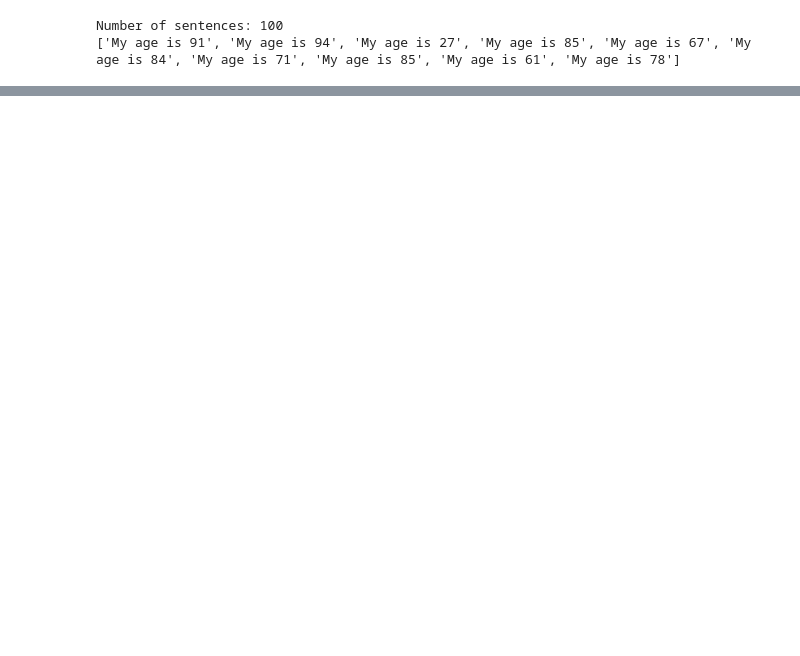
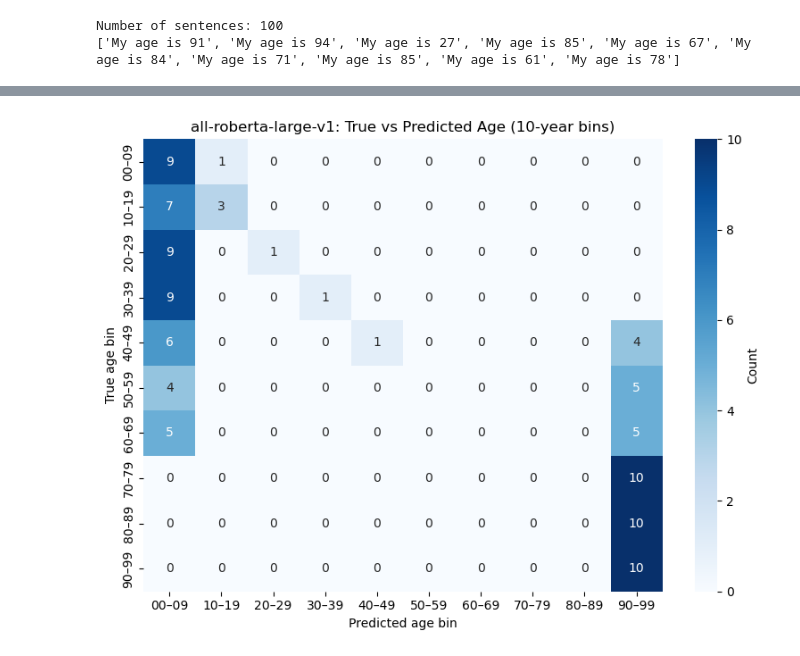
Before and after one commit to ricardoescu/NumberEncoding, a Jupyter notebook: src/main.ipynb, the cells around one changed output, grey strips where cells are left out. Saved outputs shown, nothing was run; the diff lists cells and outputs as text; code cells hidden in the pictures; blank space fills up the shorter version.

```diff
--- a/src/main.ipynb
+++ b/src/main.ipynb
@@ -92,0 +114,4 @@ plot_tsne(78,
+# %%
+heatmap(results, model_name, out_dir)
+# %% [output]
+[figure, added]
```
Also changed, not shown: parts of 17 cells of this notebook, 59 other files.
